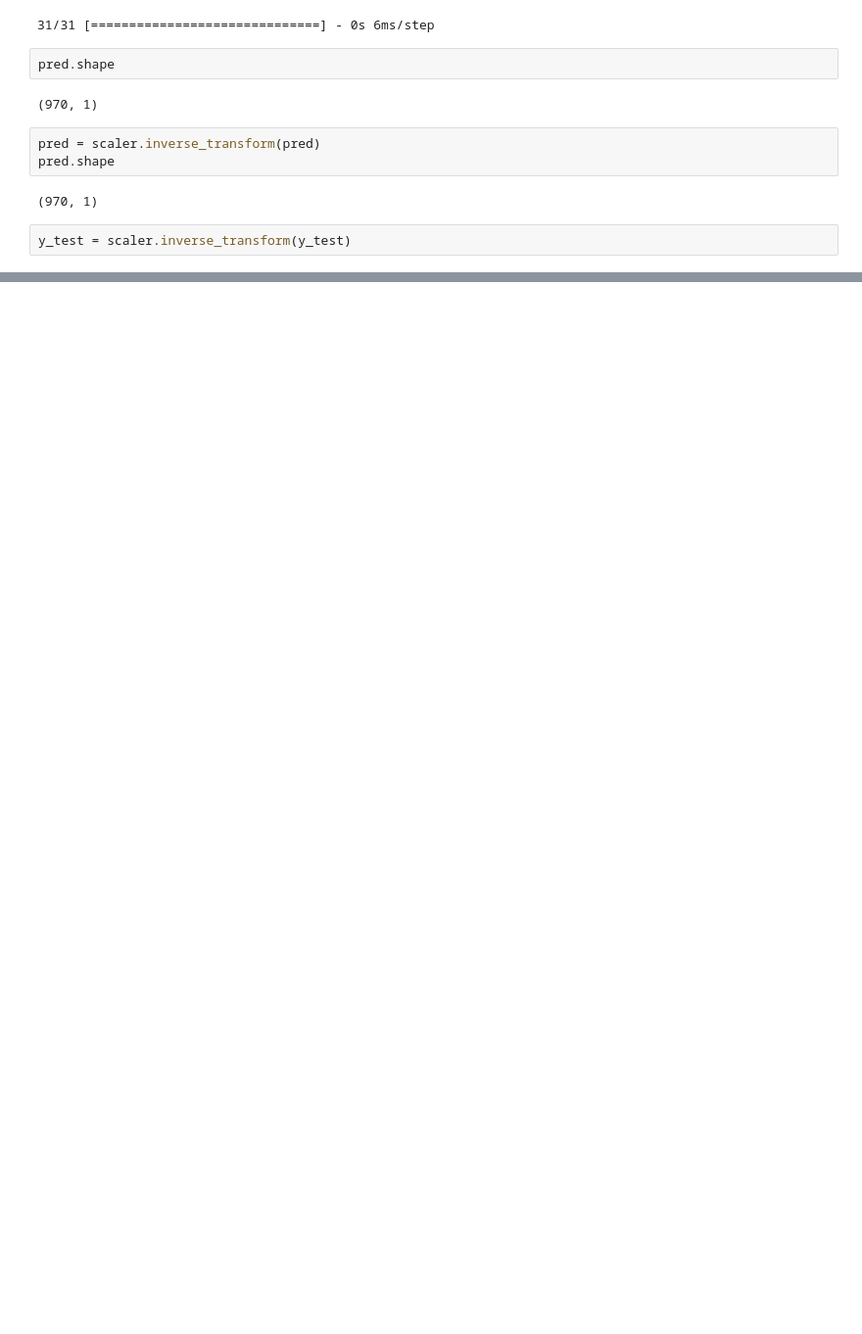
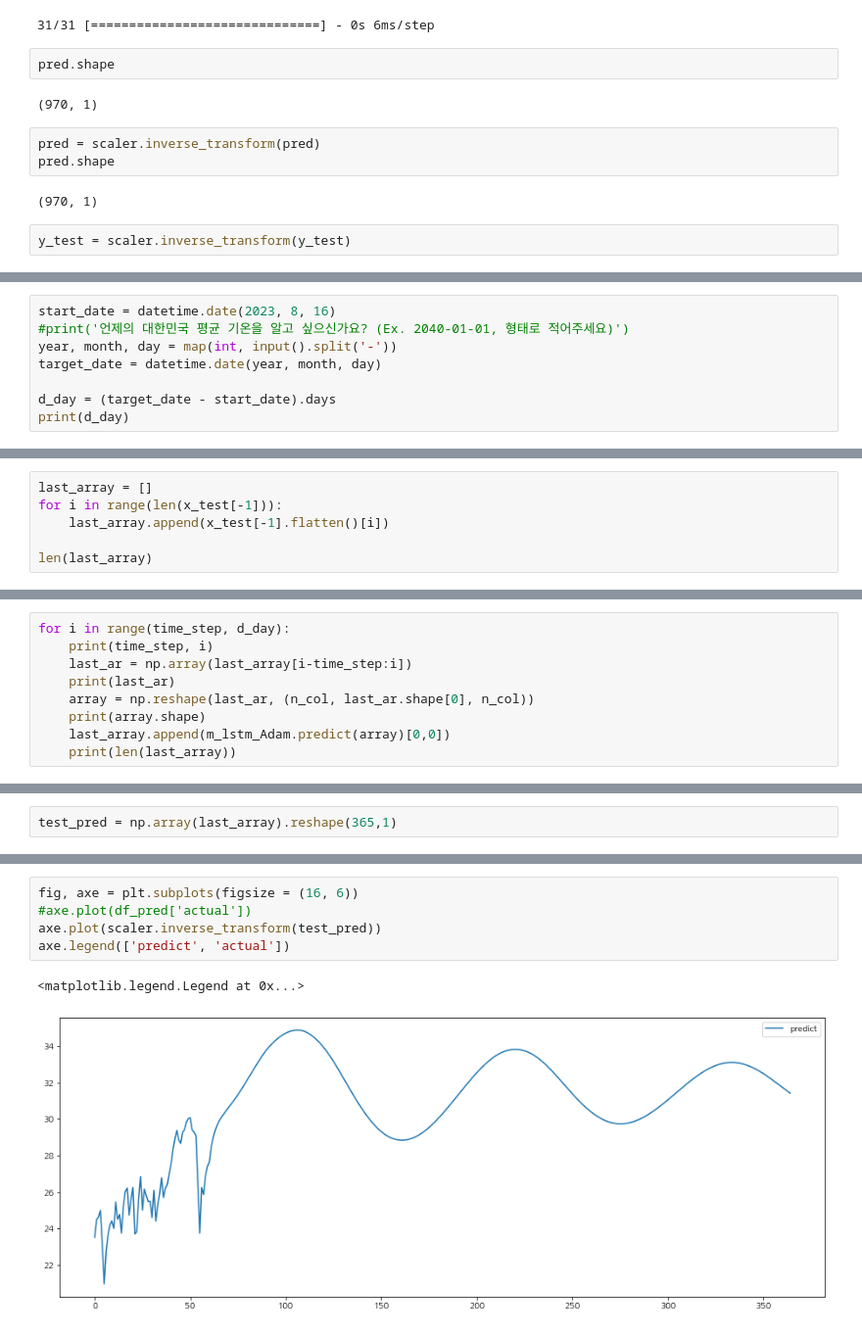
Before and after one commit to jmlee99/GBIF, a Jupyter notebook: GBIF_pred_model3.ipynb, the cells around one changed output, grey strips where cells are left out. Shown at 98% size. Drawn from its saved outputs; the diff is of its cells as text; blank space fills up the shorter version.

```diff
--- a/GBIF_pred_model3.ipynb
+++ b/GBIF_pred_model3.ipynb
@@ -327,0 +346,8 @@ axe.legend(['predict', 'actual'])
+# %%
+start_date = datetime.date(2023, 8, 16)
+#print('언제의 대한민국 평균 기온을 알고 싶으신가요? (Ex. 2040-01-01, 형태로 적어주세요)')
+year, month, day = map(int, input().split('-'))
+target_date = datetime.date(year, month, day)
+
+d_day = (target_date - start_date).days
+print(d_day)
@@ -327,0 +357,6 @@ axe.legend(['predict', 'actual'])
+# %%
+last_array = []
+for i in range(len(x_test[-1])):
+    last_array.append(x_test[-1].flatten()[i])
+
+len(last_array)
@@ -327,0 +365,9 @@ axe.legend(['predict', 'actual'])
+# %%
+for i in range(time_step, d_day):
+    print(time_step, i)
+    last_ar = np.array(last_array[i-time_step:i])
+    print(last_ar)
+    array = np.reshape(last_ar, (n_col, last_ar.shape[0], n_col))
+    print(array.shape)
+    last_array.append(m_lstm_Adam.predict(array)[0,0])
+    print(len(last_array))
@@ -327,0 +392,2 @@ axe.legend(['predict', 'actual'])
+# %%
+test_pred = np.array(last_array).reshape(365,1)
@@ -327,0 +412,8 @@ axe.legend(['predict', 'actual'])
+# %%
+fig, axe = plt.subplots(figsize = (16, 6))
+#axe.plot(df_pred['actual'])
+axe.plot(scaler.inverse_transform(test_pred))
+axe.legend(['predict', 'actual'])
+# %% [output]
+<matplotlib.legend.Legend at 0x...>
+[figure, added]
```
Also changed, not shown: parts of 16 cells of this notebook.
